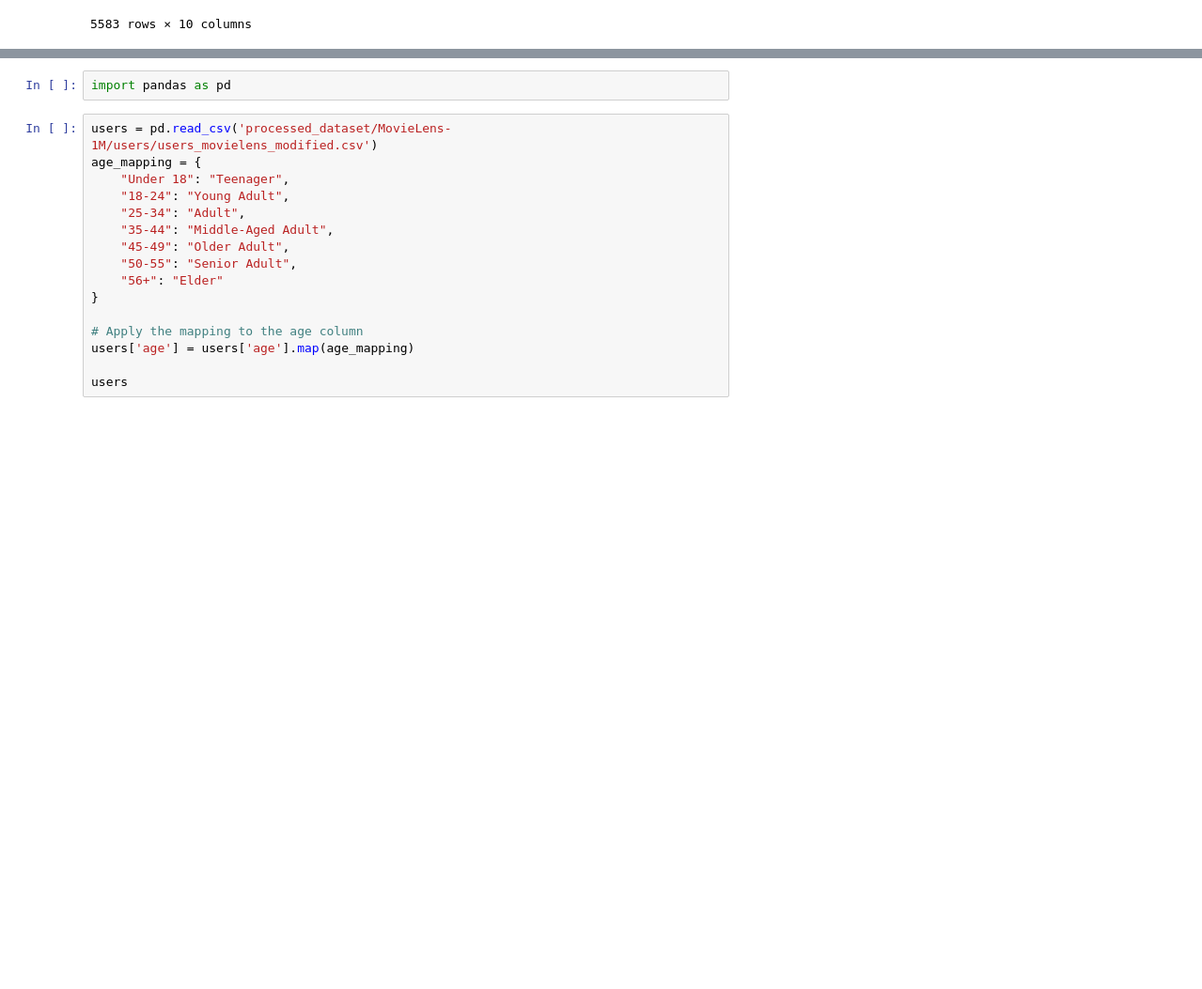
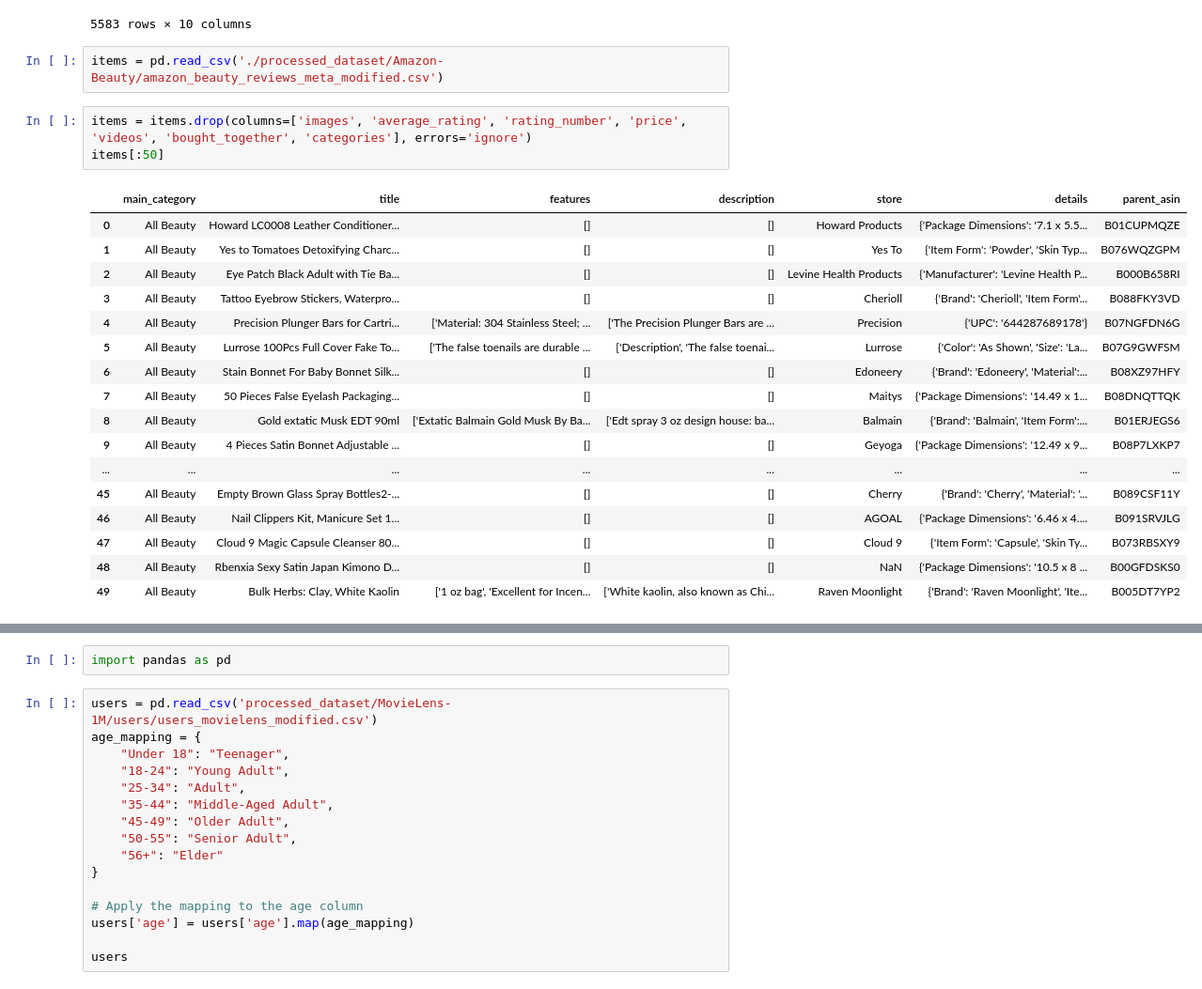
Before and after one commit to BerlinTheWall/LLM-based-Recommendation-system, a Jupyter notebook: test.ipynb, the cells around one changed output, grey strips where cells are left out. Shown: that part at 94% size. Saved outputs shown, nothing was run; the diff lists cells and outputs as text; blank space fills up the shorter version.

Commit message:
add books dataset

```diff
--- a/test.ipynb
+++ b/test.ipynb
@@ -654,3 +662,26 @@ train_set
 | 89187 | 1 | Beachy waves on straight hair? Ye... | My daughter's hair is poker strai... | [{'small_image_url': 'https://ima... | B08W2534W3 | B08W2534W3 | AHYUFOFTGNEV4TGMQLASS6EA7QAQ | 1.622630e+12 | True | ... |
 | 89186 | 0 | Sheer, MATTE and pale color unles... | Not sure what this formula is sup... | [{'small_image_url': 'https://m.m... | B092YN4DG4 | B092YN4DG4 | AHYUFOFTGNEV4TGMQLASS6EA7QAQ | 1.654790e+12 | False | ... |
 5583 rows × 10 columns
+# %%
+items = pd.read_csv('./processed_dataset/Amazon-Beauty/amazon_beauty_reviews_meta_modified.csv')
+# %%
+items = items.drop(columns=['images', 'average_rating', 'rating_number', 'price', 'videos', 'bought_together', 'categories'], errors='ignore')
+items[:50]
+# %% [output]
+|  | main_category | title | features | description | store | details | parent_asin |
+| 0 | All Beauty | Howard LC0008 Leather Conditioner... | [] | [] | Howard Products | {'Package Dimensions': '7.1 x 5.5... | B01CUPMQZE |
+| 1 | All Beauty | Yes to Tomatoes Detoxifying Charc... | [] | [] | Yes To | {'Item Form': 'Powder', 'Skin Typ... | B076WQZGPM |
+| 2 | All Beauty | Eye Patch Black Adult with Tie Ba... | [] | [] | Levine Health Products | {'Manufacturer': 'Levine Health P... | B000B658RI |
+| 3 | All Beauty | Tattoo Eyebrow Stickers, Waterpro... | [] | [] | Cherioll | {'Brand': 'Cherioll', 'Item Form'... | B088FKY3VD |
+| 4 | All Beauty | Precision Plunger Bars for Cartri... | ['Material: 304 Stainless Steel; ... | ['The Precision Plunger Bars are ... | Precision | {'UPC': '644287689178'} | B07NGFDN6G |
+| 5 | All Beauty | Lurrose 100Pcs Full Cover Fake To... | ['The false toenails are durable ... | ['Description', 'The false toenai... | Lurrose | {'Color': 'As Shown', 'Size': 'La... | B07G9GWFSM |
+| 6 | All Beauty | Stain Bonnet For Baby Bonnet Silk... | [] | [] | Edoneery | {'Brand': 'Edoneery', 'Material':... | B08XZ97HFY |
+| 7 | All Beauty | 50 Pieces False Eyelash Packaging... | [] | [] | Maitys | {'Package Dimensions': '14.49 x 1... | B08DNQTTQK |
+| 8 | All Beauty | Gold extatic Musk EDT 90ml | ['Extatic Balmain Gold Musk By Ba... | ['Edt spray 3 oz design house: ba... | Balmain | {'Brand': 'Balmain', 'Item Form':... | B01ERJEGS6 |
+| 9 | All Beauty | 4 Pieces Satin Bonnet Adjustable ... | [] | [] | Geyoga | {'Package Dimensions': '12.49 x 9... | B08P7LXKP7 |
+| ... | ... | ... | ... | ... | ... | ... | ... |
+| 45 | All Beauty | Empty Brown Glass Spray Bottles2-... | [] | [] | Cherry | {'Brand': 'Cherry', 'Material': '... | B089CSF11Y |
+| 46 | All Beauty | Nail Clippers Kit, Manicure Set 1... | [] | [] | AGOAL | {'Package Dimensions': '6.46 x 4.... | B091SRVJLG |
+| 47 | All Beauty | Cloud 9 Magic Capsule Cleanser 80... | [] | [] | Cloud 9 | {'Item Form': 'Capsule', 'Skin Ty... | B073RBSXY9 |
+| 48 | All Beauty | Rbenxia Sexy Satin Japan Kimono D... | [] | [] | NaN | {'Package Dimensions': '10.5 x 8 ... | B00GFDSKS0 |
+| 49 | All Beauty | Bulk Herbs: Clay, White Kaolin | ['1 oz bag', 'Excellent for Incen... | ['White kaolin, also known as Chi... | Raven Moonlight | {'Brand': 'Raven Moonlight', 'Ite... | B005DT7YP2 |
```
Also changed, not shown: parts of 67 cells of this notebook, 15 other files.
